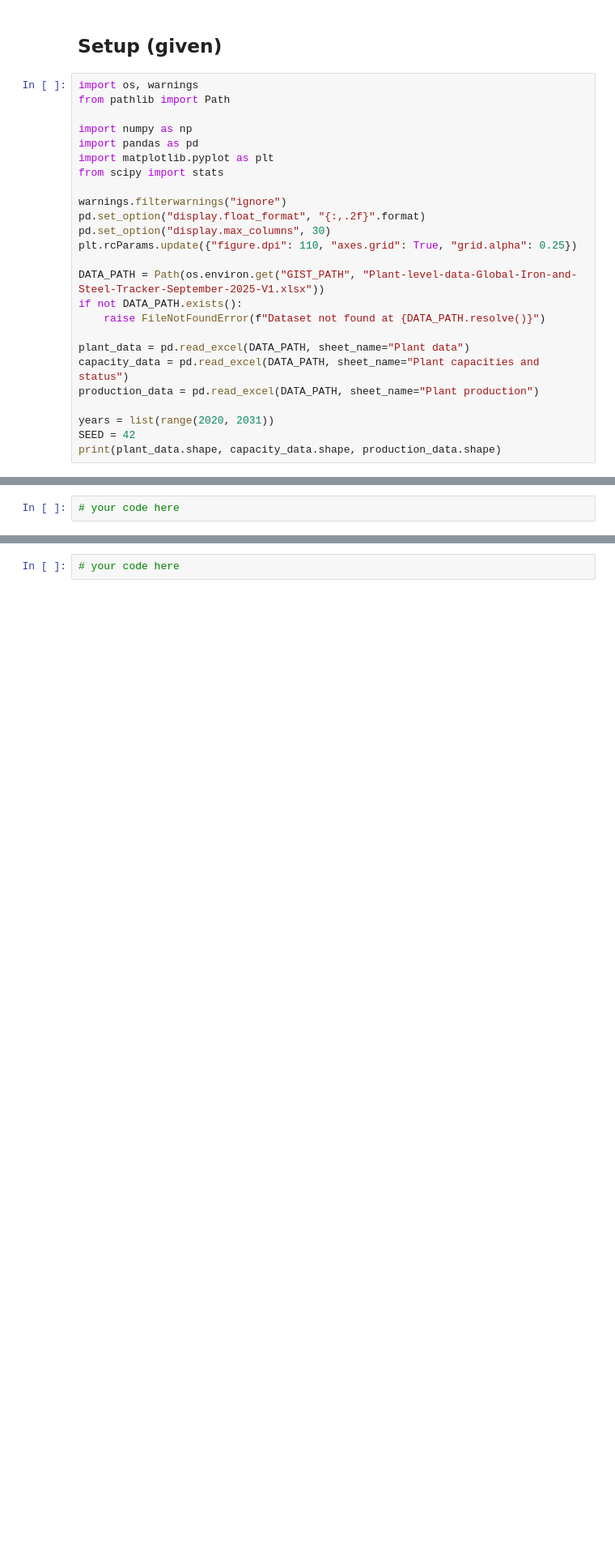
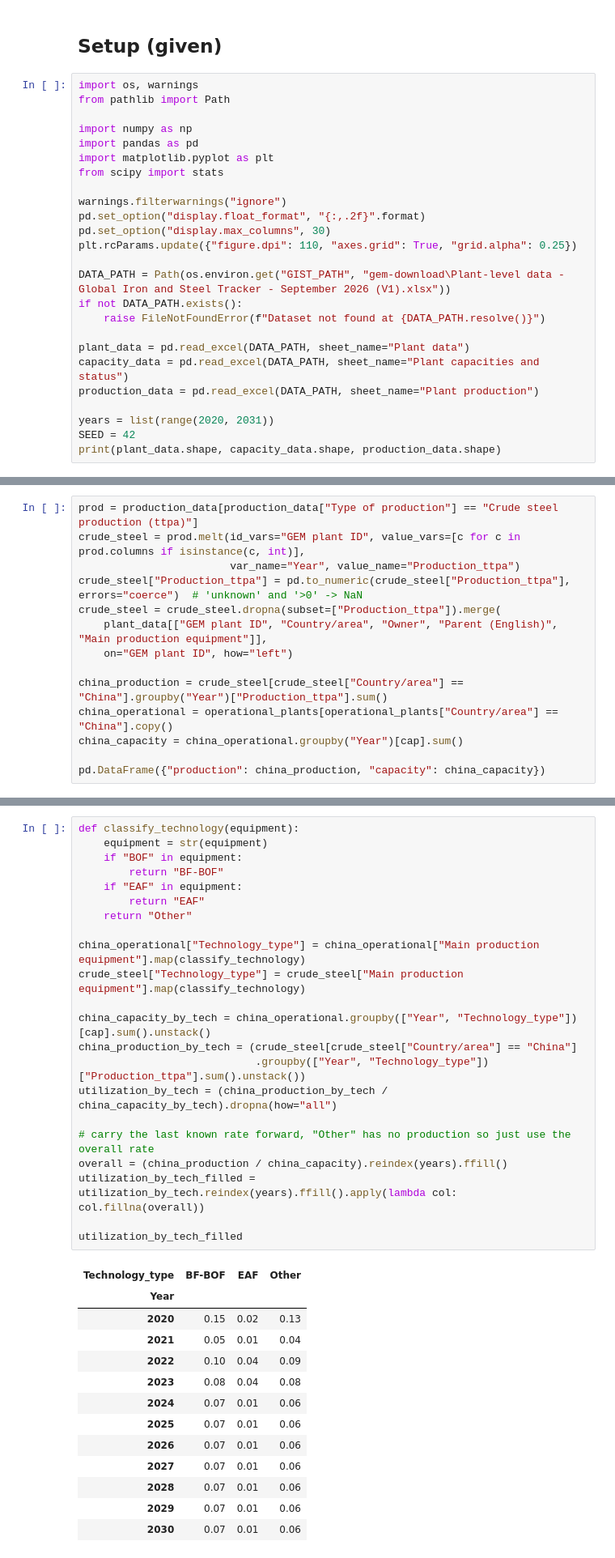
Before and after one commit to oceanetanios/lab3-lebard-lebihan-tanguy-tanios, a Jupyter notebook: lab3.ipynb, the cells around one changed output, grey strips where cells are left out. Shown at 81% size. Cells and saved outputs as stored; diff of their text form; blank space fills up the shorter version.

Commit message:
main

```diff
--- a/lab3.ipynb
+++ b/lab3.ipynb
@@ -65,7 +65,7 @@ pd.set_option("display.float_format", "{:,.2f}".format)
 pd.set_option("display.max_columns", 30)
 plt.rcParams.update({"figure.dpi": 110, "axes.grid": True, "grid.alpha": 0.25})
 
-DATA_PATH = Path(os.environ.get("GIST_PATH", "Plant-level-data-Global-Iron-and-Steel-Tracker-September-2025-V1.xlsx"))
+DATA_PATH = Path(os.environ.get("GIST_PATH", "gem-download\Plant-level data - Global Iron and Steel Tracker - September 2026 (V1).xlsx"))
 if not DATA_PATH.exists():
     raise FileNotFoundError(f"Dataset not found at {DATA_PATH.resolve()}")
 
@@ -107,4 +158,16 @@ _(write here)_
 * `china_operational`: the rows of `operational_plants` for China;
 * `china_capacity`: China total capacity by year.
 # %%
-# your code here
+prod = production_data[production_data["Type of production"] == "Crude steel production (ttpa)"]
+crude_steel = prod.melt(id_vars="GEM plant ID", value_vars=[c for c in prod.columns if isinstance(c, int)],
+                        var_name="Year", value_name="Production_ttpa")
+crude_steel["Production_ttpa"] = pd.to_numeric(crude_steel["Production_ttpa"], errors="coerce")  # 'unknown' and '>0' -> NaN
+crude_steel = crude_steel.dropna(subset=["Production_ttpa"]).merge(
+    plant_data[["GEM plant ID", "Country/area", "Owner", "Parent (English)", "Main production equipment"]],
+    on="GEM plant ID", how="left")
+
+china_production = crude_steel[crude_steel["Country/area"] == "China"].groupby("Year")["Production_ttpa"].sum()
+china_operational = operational_plants[operational_plants["Country/area"] == "China"].copy()
+china_capacity = china_operational.groupby("Year")[cap].sum()
+
+pd.DataFrame({"production": china_production, "capacity": china_capacity})
@@ -114,7 +192,41 @@ _(write here)_
 **Goal.** Compute the utilisation rate (production / capacity) separately for **BF-BOF** and **EAF** (and a residual class "Other").
 Create `classify_technology` (function), `china_operational` with a `Technology_type` column, `china_capacity_by_tech`, `china_production_by_tech`, `utilization_by_tech` and `utilization_by_tech_filled`.
 # %%
-# your code here
+def classify_technology(equipment):
+    equipment = str(equipment)
+    if "BOF" in equipment:
+        return "BF-BOF"
+    if "EAF" in equipment:
+        return "EAF"
+    return "Other"
+
+china_operational["Technology_type"] = china_operational["Main production equipment"].map(classify_technology)
+crude_steel["Technology_type"] = crude_steel["Main production equipment"].map(classify_technology)
+
+china_capacity_by_tech = china_operational.groupby(["Year", "Technology_type"])[cap].sum().unstack()
+china_production_by_tech = (crude_steel[crude_steel["Country/area"] == "China"]
+                            .groupby(["Year", "Technology_type"])["Production_ttpa"].sum().unstack())
+utilization_by_tech = (china_production_by_tech / china_capacity_by_tech).dropna(how="all")
+
+# carry the last known rate forward, "Other" has no production so just use the overall rate
+overall = (china_production / china_capacity).reindex(years).ffill()
+utilization_by_tech_filled = utilization_by_tech.reindex(years).ffill().apply(lambda col: col.fillna(overall))
+
+utilization_by_tech_filled
+# %% [output]
+| Technology_type | BF-BOF | EAF | Other |
+| Year |  |  |  |
+| 2020 | 0.15 | 0.02 | 0.13 |
+| 2021 | 0.05 | 0.01 | 0.04 |
+| 2022 | 0.10 | 0.04 | 0.09 |
+| 2023 | 0.08 | 0.04 | 0.08 |
+| 2024 | 0.07 | 0.01 | 0.06 |
+| 2025 | 0.07 | 0.01 | 0.06 |
+| 2026 | 0.07 | 0.01 | 0.06 |
+| 2027 | 0.07 | 0.01 | 0.06 |
+| 2028 | 0.07 | 0.01 | 0.06 |
+| 2029 | 0.07 | 0.01 | 0.06 |
+| 2030 | 0.07 | 0.01 | 0.06 |
 # %% [markdown]
 ## A4. Plant-level production
 
```
Also changed, not shown: parts of 31 cells of this notebook, 4 other files.
